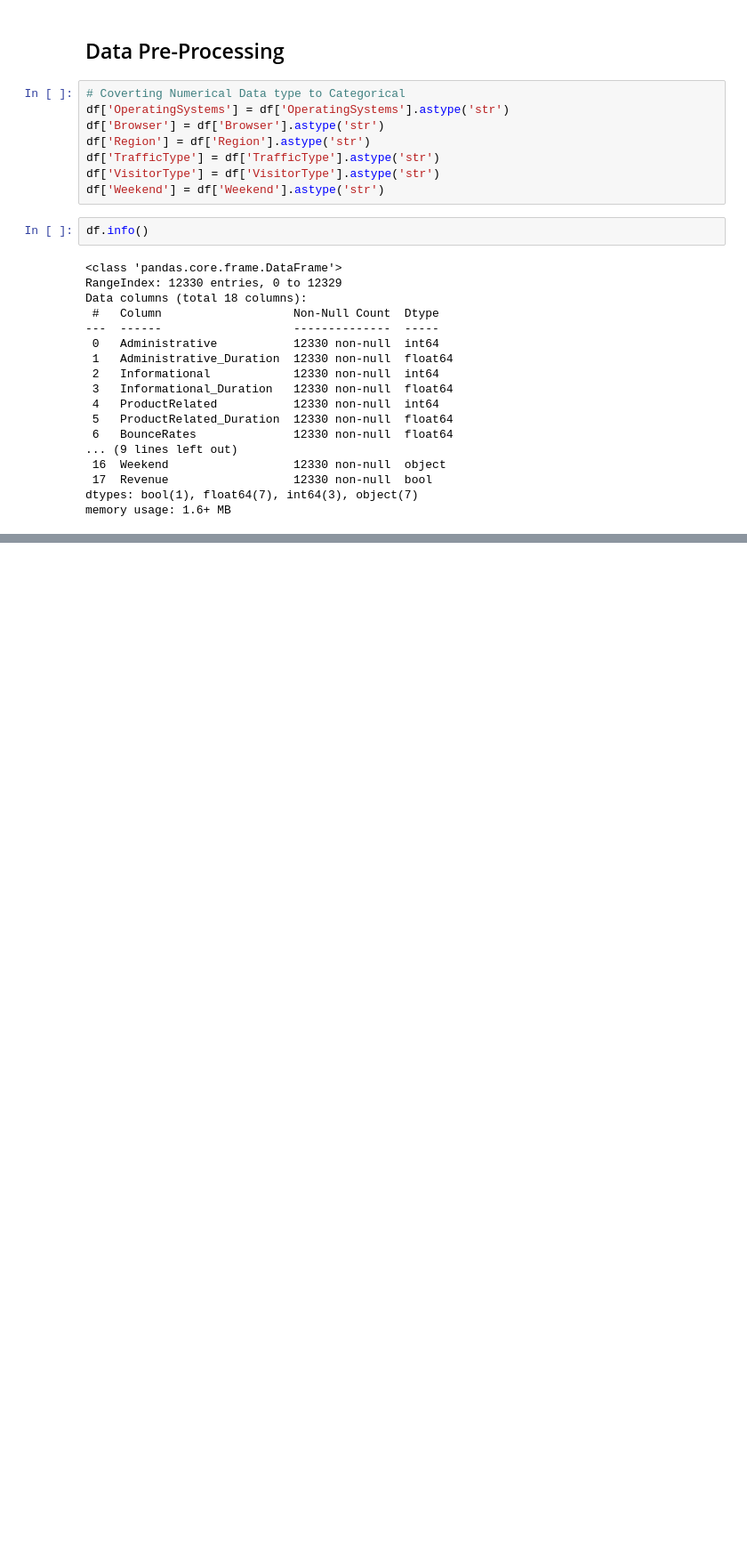
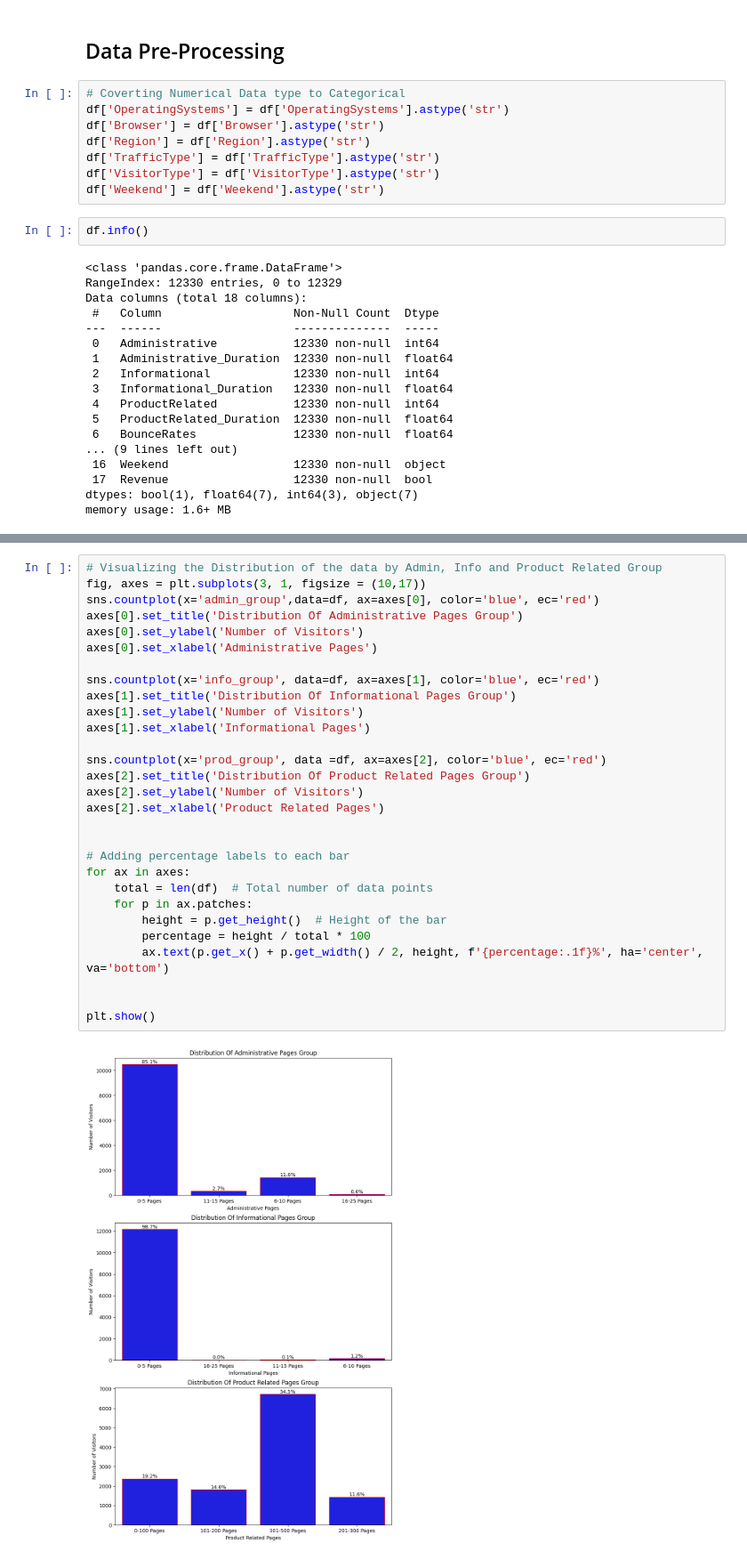
Before and after one commit to kayodeolusanya/Jumia-Online-Shoppers-Intention, a Jupyter notebook: Jumia_Online_Shoppers_Intention.ipynb, the cells around one changed output, grey strips where cells are left out. Shown at 89% size. Drawn from its saved outputs; the diff is of its cells as text; blank space fills up the shorter version.

```diff
--- a/Jumia_Online_Shoppers_Intention.ipynb
+++ b/Jumia_Online_Shoppers_Intention.ipynb
@@ -285,0 +368,31 @@ plt.show()
+# %%
+# Visualizing the Distribution of the data by Admin, Info and Product Related Group
+fig, axes = plt.subplots(3, 1, figsize = (10,17))
+sns.countplot(x='admin_group',data=df, ax=axes[0], color='blue', ec='red')
+axes[0].set_title('Distribution Of Administrative Pages Group')
+axes[0].set_ylabel('Number of Visitors')
+axes[0].set_xlabel('Administrative Pages')
+
+sns.countplot(x='info_group', data=df, ax=axes[1], color='blue', ec='red')
+axes[1].set_title('Distribution Of Informational Pages Group')
+axes[1].set_ylabel('Number of Visitors')
+axes[1].set_xlabel('Informational Pages')
+
+sns.countplot(x='prod_group', data =df, ax=axes[2], color='blue', ec='red')
+axes[2].set_title('Distribution Of Product Related Pages Group')
+axes[2].set_ylabel('Number of Visitors')
+axes[2].set_xlabel('Product Related Pages')
+
+
+# Adding percentage labels to each bar
+for ax in axes:
+    total = len(df)  # Total number of data points
+    for p in ax.patches:
+        height = p.get_height()  # Height of the bar
+        percentage = height / total * 100
+        ax.text(p.get_x() + p.get_width() / 2, height, f'{percentage:.1f}%', ha='center', va='bottom')
+
+
+plt.show()
+# %% [output]
+[figure, added]
```
Also changed, not shown: parts of 24 cells of this notebook.
